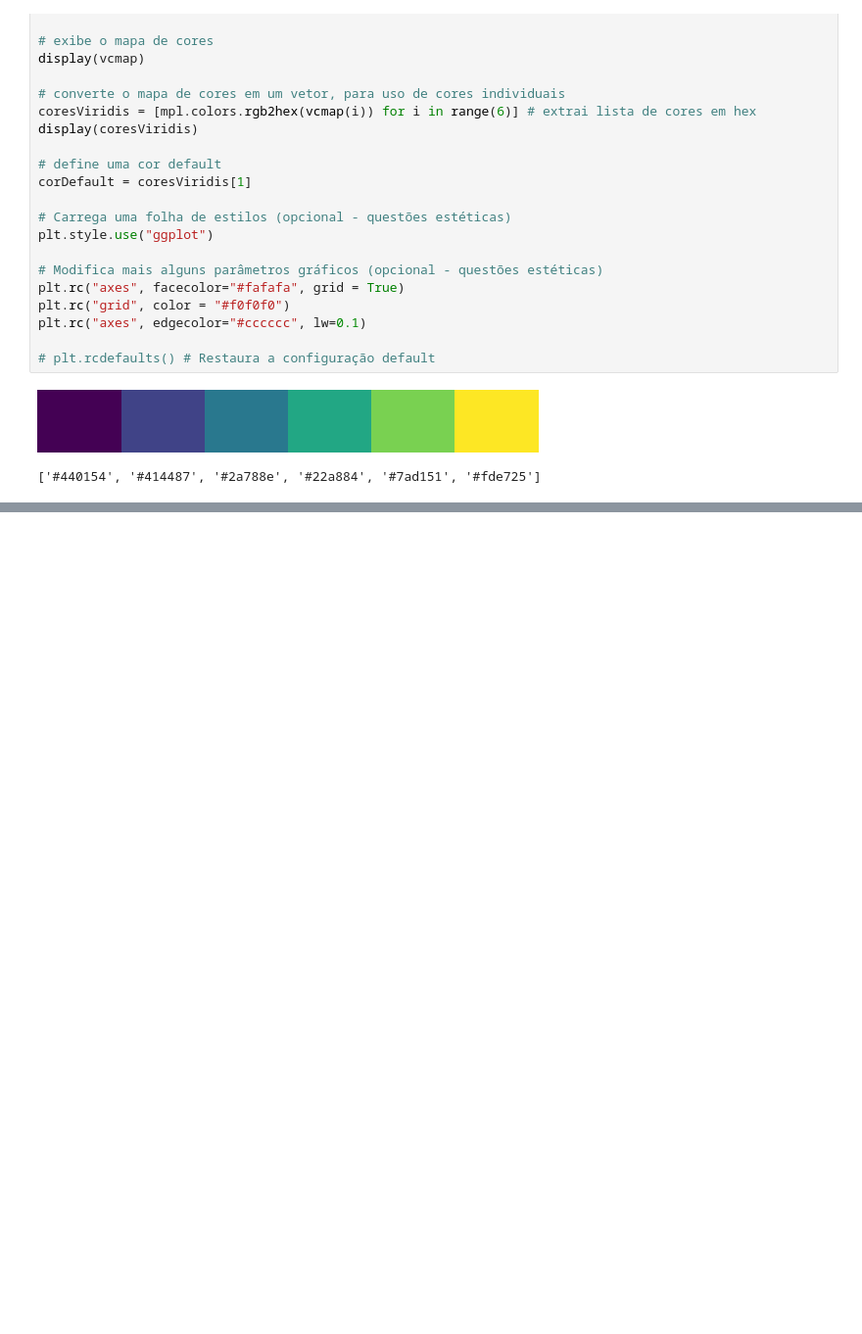
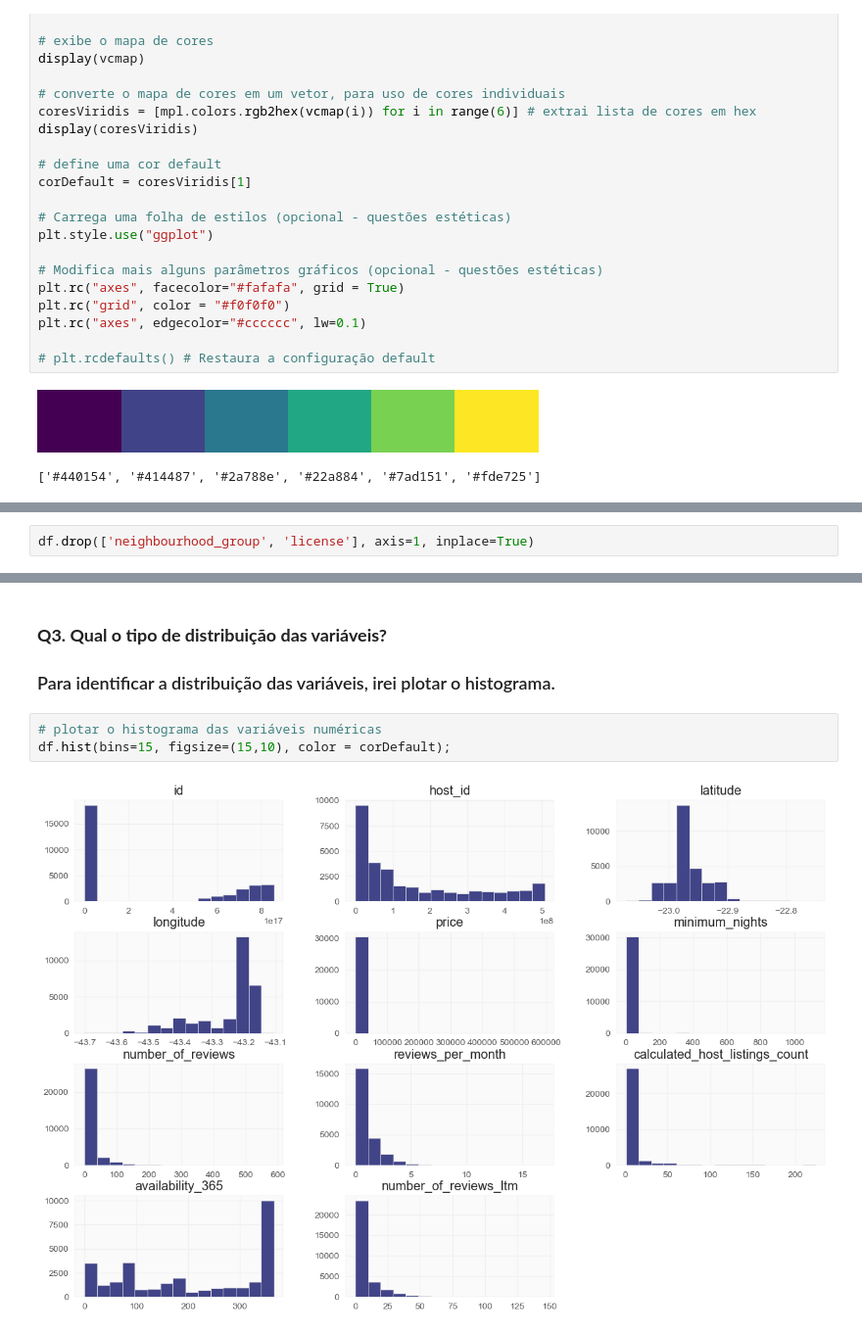
Before and after one commit to Nicole-Bidigaray/MVP-Sprint-1-PUC-RIO-2023, a Jupyter notebook: Analise dos Dados Airbnb RJ 2023.ipynb, the cells around one changed output, grey strips where cells are left out. Shown: that part at 98% size. Saved outputs shown, nothing was run; the diff lists cells and outputs as text; blank space fills up the shorter version.

```diff
--- a/Analise dos Dados Airbnb RJ 2023.ipynb
+++ b/Analise dos Dados Airbnb RJ 2023.ipynb
@@ -74,0 +231,2 @@ df = pd.read_csv("")
+# %%
+df.drop(['neighbourhood_group', 'license'], axis=1, inplace=True)
@@ -74,0 +304,9 @@ df = pd.read_csv("")
+# %% [markdown]
+### **Q3. Qual o tipo de distribuição das variáveis?**
+
+### Para identificar a distribuição das variáveis, irei plotar o histograma.
+# %%
+# plotar o histograma das variáveis numéricas
+df.hist(bins=15, figsize=(15,10), color = corDefault);
+# %% [output]
+[figure, added]
```
Also changed, not shown: parts of 44 cells of this notebook.
